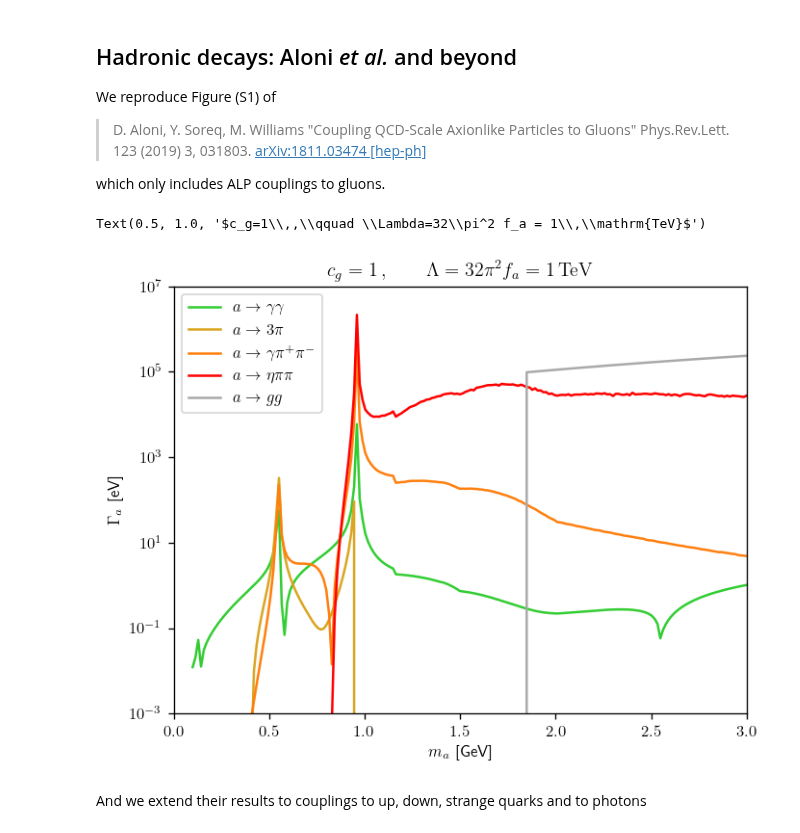
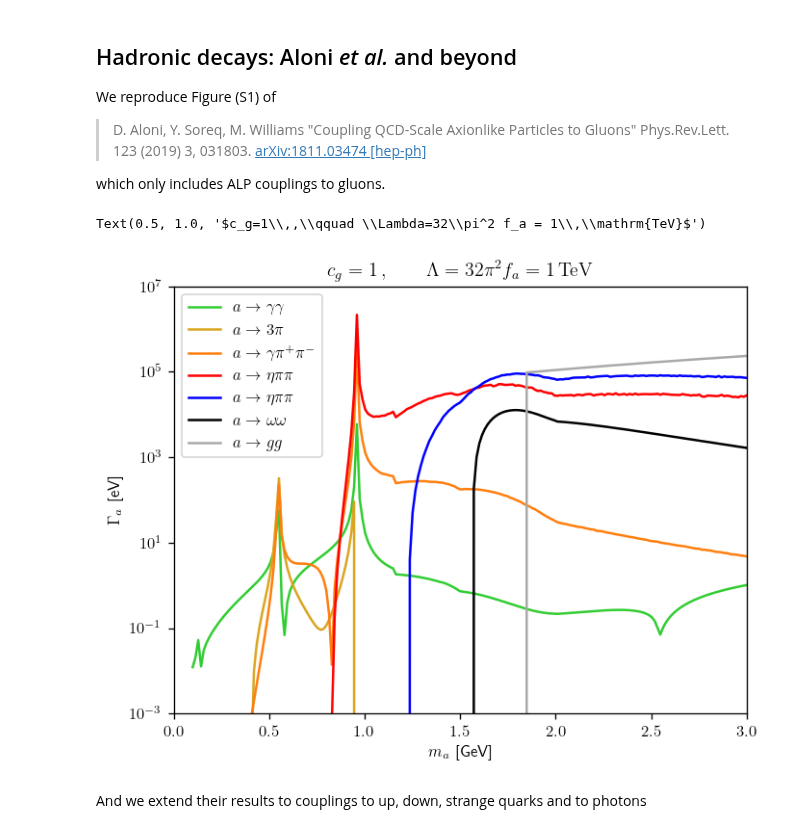
Before and after one commit to alp-aca/alp-aca, a Jupyter notebook: tutorials/03_BranchingRatios.ipynb, the cells around one changed output. Saved outputs shown, nothing was run; the diff lists cells and outputs as text; code cells hidden in the pictures.

Commit message:
fix: included decay a->ww in tutorial 03

```diff
--- a/tutorials/03_BranchingRatios.ipynb
+++ b/tutorials/03_BranchingRatios.ipynb
@@ -20,27 +20,31 @@ atogamma = np.vectorize(gaugebosons.decay_width_2gamma)
 ato3pi = np.vectorize(lambda ma, couplings, fa, **kwargs: hadronic_decays_def.decay_width_3pi000(ma, couplings, fa, **kwargs) + hadronic_decays_def.decay_width_3pi0pm(ma, couplings, fa, **kwargs))
 atogammapipi = np.vectorize(hadronic_decays_def.decay_width_gammapipi)
 atoetapi = np.vectorize(lambda ma, couplings, fa, **kwargs: hadronic_decays_def.decay_width_etapipi00(ma, couplings, fa, **kwargs) + hadronic_decays_def.decay_width_etapipipm(ma, couplings, fa, **kwargs))
+atoetappi = np.vectorize(lambda ma, couplings, fa, **kwargs: hadronic_decays_def.decay_width_etappipi00(ma, couplings, fa, **kwargs) + hadronic_decays_def.decay_width_etappipipm(ma, couplings, fa, **kwargs))
+ato2w = np.vectorize(hadronic_decays_def.decay_width_2w)
 atog = np.vectorize(gaugebosons.decay_width_2gluons)
 # %%
 plt.figure(dpi=120)
 coupl_cg = ALPcouplings({'cg': 1.0}, 3.0, 'VA_below')
 ma_range = np.linspace(0.1, 3, 200)
 
 # RGE evolution is negligible
 plt.semilogy(ma_range, 1e9*atogamma(ma_range, coupl_cg, fa, integrator='no_rge'), c='limegreen', label=r'$a\to\gamma\gamma$')
 plt.semilogy(ma_range, 1e9*ato3pi(ma_range, coupl_cg, fa, integrator='no_rge'), c='goldenrod', label=r'$a\to3\pi$')
 plt.semilogy(ma_range, 1e9*atogammapipi(ma_range, coupl_cg, fa, integrator='no_rge'), c='tab:orange', label=r'$a\to\gamma\pi^+\pi^-$')
 plt.semilogy(ma_range, 1e9*atoetapi(ma_range, coupl_cg, fa, integrator='no_rge'), c='red', label=r'$a\to\eta\pi\pi$')
+plt.semilogy(ma_range, 1e9*atoetappi(ma_range, coupl_cg, fa, integrator='no_rge'), c='blue', label=r'$a\to\eta\pi\pi$')
+plt.semilogy(ma_range, 1e9*ato2w(ma_range, coupl_cg, fa), c='black', label=r'$a\to\omega\omega$')
 plt.semilogy(ma_range, 1e9*atog(ma_range, coupl_cg, fa, integrator='no_rge'), c='darkgrey', label=r'$a\to gg$')
 plt.ylim(1e-3, 1e7)
 plt.xlim(0, 3)
 plt.xlabel(r'$m_a$ [GeV]')
 plt.ylabel(r'$\Gamma_a$ [eV]')
 plt.legend()
 plt.title(r'$c_g=1\,,\qquad \Lambda=32\pi^2 f_a = 1\,\mathrm{TeV}$')
 # %% [output]
 Text(0.5, 1.0, '$c_g=1\\,,\\qquad \\Lambda=32\\pi^2 f_a = 1\\,\\mathrm{TeV}$')
-[figure, old version]
+[figure, new version]
 # %% [markdown]
 And we extend their results to couplings to up, down, strange quarks and to photons
 # %%
```
Also changed, not shown: parts of 2 cells of this notebook.
